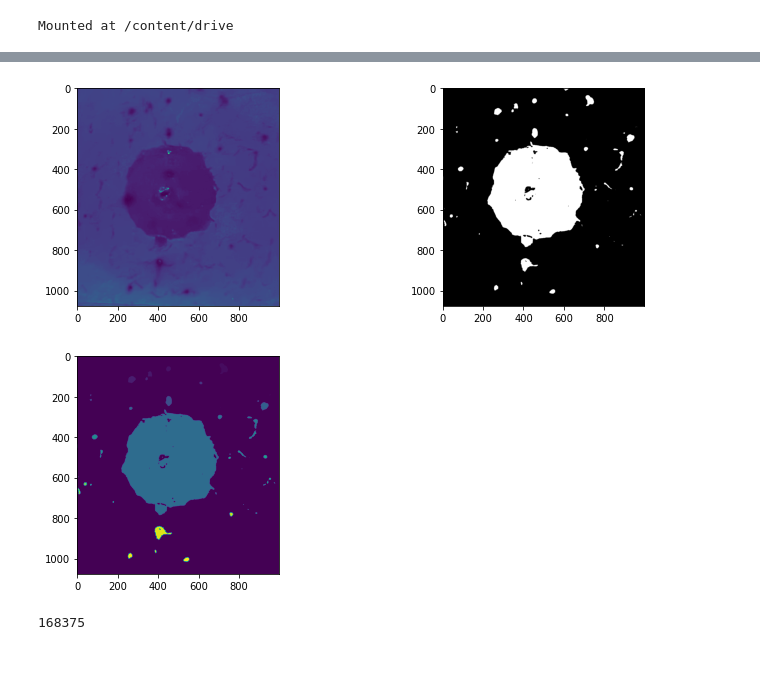
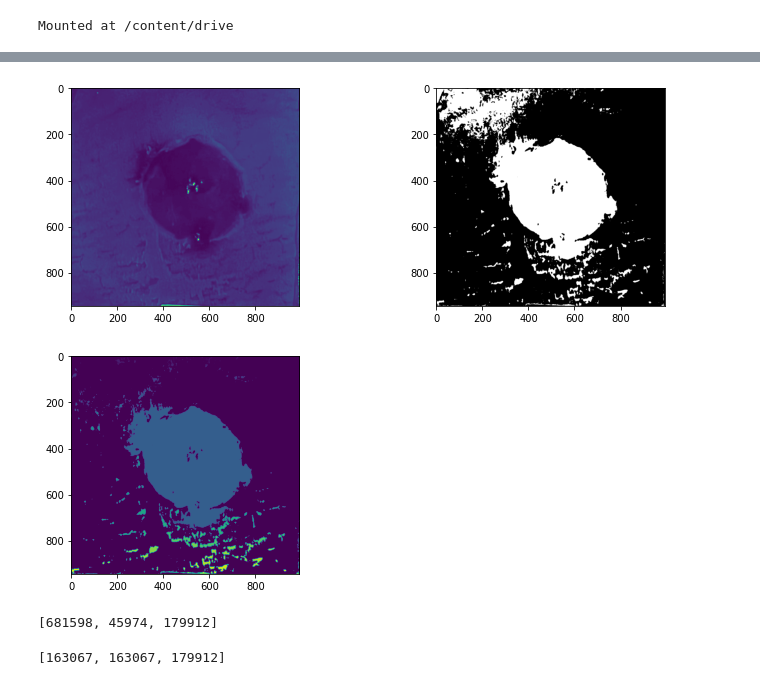
Before and after one commit to lmkelly16/BYU-REU-2022, a Jupyter notebook: ZOI_1.ipynb, the cells around one changed output, grey strips where cells are left out. Cells and saved outputs as stored; diff of their text form; code cells hidden in the pictures.

Commit message:
area 2 and loop

```diff
--- a/ZOI_1.ipynb
+++ b/ZOI_1.ipynb
@@ -34,6 +35,6 @@ array(['/content/drive/MyDrive/BYU_REU_images/1Z+B.tiff'], dtype='<U47')
 # %%
 # load the path
-path = img_list[0]
+path = img_list[1]
 
 # Load the phase contrast image.
 im = skimage.io.imread(path)
@@ -58,17 +59,17 @@ plt.hist(cim.flatten(), bins=bins);
 # %%
 ''' Thresholding '''
 # Threshold value, as obtained by eye
-im_thresh = 33
+im_thresh = 30
 
 # Generate thresholded image
 im_bw = cim < im_thresh
 
 # plot orginal and thresholded next to each other
 fig, ax = plt.subplots(1, 2, figsize=(12,4))
 ax[0].imshow(cim)
 ax[1].imshow(im_bw, cmap=plt.cm.gray);
 # %% [output]
-[figure, old version]
+[figure, new version]
 # %%
 ''' Labeling a segmented image '''
 
@@ -76,7 +77,7 @@ ax[1].imshow(im_bw, cmap=plt.cm.gray);
 labeled = skimage.measure.label(im_bw)
 plt.imshow(labeled);
 # %% [output]
-[figure, old version]
+[figure, new version]
 # %%
 #make an area list wheeeee!
 area_list=[]
@@ -91,8 +92,37 @@ for i in area_list:
   if i > 3000:
     good.append(i)
 good
-
-bact_area_1=good[1]
-bact_area_1
 # %% [output]
-168375
+[681598, 45974, 179912]
+# %%
+area_list=[]
+zone_area_list=[]
+
+for i in range(len(img_list)):
+
+  # Load the phase contrast image.
+  im = skimage.io.imread(img_list[i])
+  cim = im[:,:,0]
+
+  # Threshold value, as obtained by eye
+  im_thresh = 30
+
+  # Generate thresholded image
+  im_bw = cim < im_thresh
+
+  # labels whatever you segmented out (bacteria for example)
+  labeled = skimage.measure.label(im_bw)
+
+  #make an area list wheeeee!
+  for i in range(len(labeled)):
+    bacteria = (labeled == i)
+    area=bacteria.sum()
+    area_list.append(area)
+
+  for i in area_list:
+    if i > 50000 and i < 300000:
+      zone_area_list.append(i)
+
+zone_area_list
+# %% [output]
+[163067, 163067, 179912]
```
Also changed, not shown: parts of 4 cells of this notebook.
